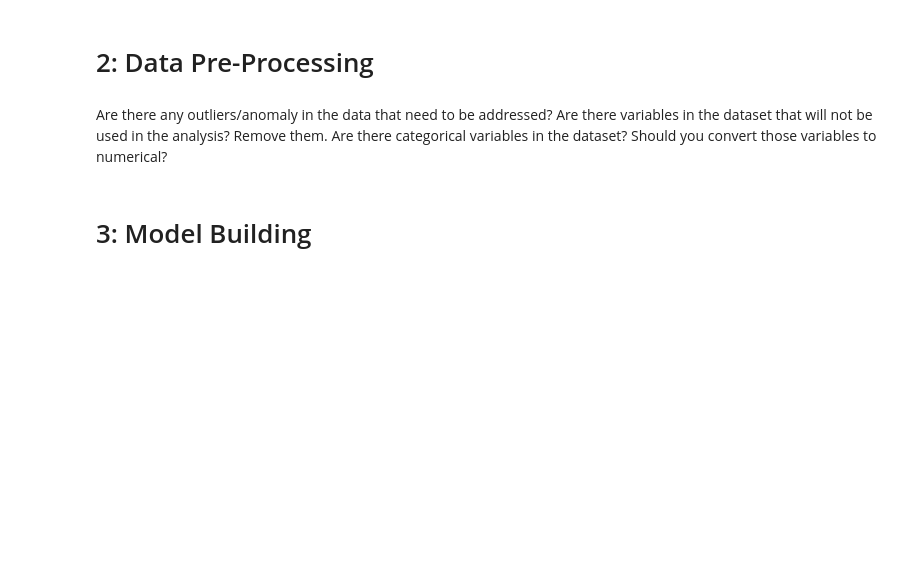
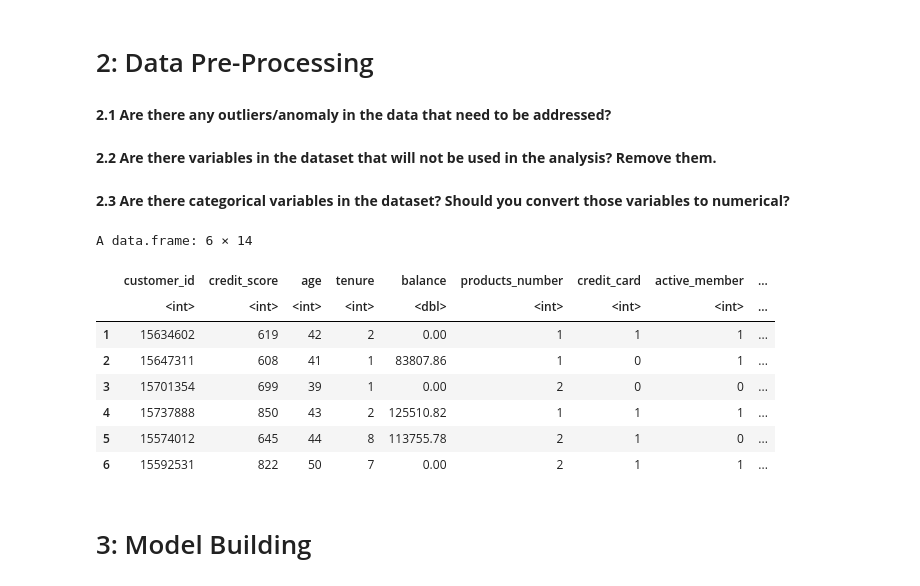
Before and after one commit to PascalEissler/rsm_data_analytics, a Jupyter notebook: Group 7 Project 2.ipynb, the cells around one changed output. Saved outputs shown, nothing was run; the diff lists cells and outputs as text; code cells hidden in the pictures; blank space fills up the shorter version.

```diff
--- a/Group 7 Project 2.ipynb
+++ b/Group 7 Project 2.ipynb
@@ -240,8 +260,7 @@ ggplot(df, aes(x = credit_score, fill = as.factor(churn))) +
 [figure]
 # %% [markdown]
 # 2: Data Pre-Processing
+# %% [markdown]
+__2.1 Are there any outliers/anomaly in the data that need to be addressed?__
 # %% [markdown]
-Are there any outliers/anomaly in the data that need to be addressed?
-Are there variables in the dataset that will not be used in the analysis? Remove them.
-Are there categorical variables in the dataset?
-Should you convert those variables to numerical?
+__2.2 Are there variables in the dataset that will not be used in the analysis? Remove them.__
@@ -248,3 +269,28 @@ Should you convert those variables to numerical?
+# %% [markdown]
+__2.3 Are there categorical variables in the dataset?
+Should you convert those variables to numerical?__
+# %%
+#One-hot encoding of gender variable
+gender_encoded <- model.matrix(~ gender - 1, data = df)
+df_new <- cbind(df, gender_encoded)
+
+#One-hot encoding of country variable
+country_encoded <- model.matrix(~ country - 1, data = df)
+df_new <- cbind(df_new, country_encoded)
+
+#Drop redundant columns (Drop countrySpain as well?)
+df_new <- select(df_new, -gender, -genderMale, -country)
+head(df_new)
+# %% [output]
+A data.frame: 6 × 14
+|  | customer_id | credit_score | age | tenure | balance | products_number | credit_card | active_member | ... |
+|  | <int> | <int> | <int> | <int> | <dbl> | <int> | <int> | <int> | ... |
+| 1 | 15634602 | 619 | 42 | 2 | 0.00 | 1 | 1 | 1 | ... |
+| 2 | 15647311 | 608 | 41 | 1 | 83807.86 | 1 | 0 | 1 | ... |
+| 3 | 15701354 | 699 | 39 | 1 | 0.00 | 2 | 0 | 0 | ... |
+| 4 | 15737888 | 850 | 43 | 2 | 125510.82 | 1 | 1 | 1 | ... |
+| 5 | 15574012 | 645 | 44 | 8 | 113755.78 | 2 | 1 | 0 | ... |
+| 6 | 15592531 | 822 | 50 | 7 | 0.00 | 2 | 1 | 1 | ... |
 # %% [markdown]
 # 3: Model Building
 # %% [markdown]
```
Also changed, not shown: parts of 4 cells of this notebook.
